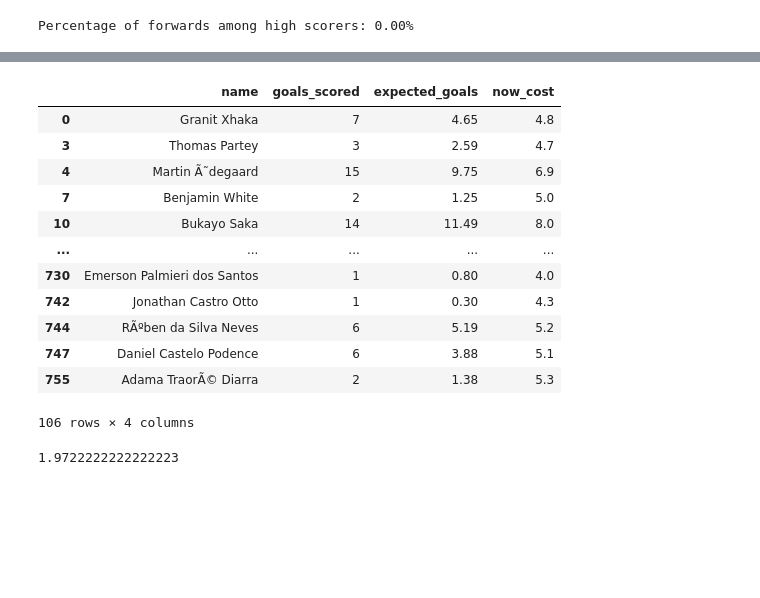
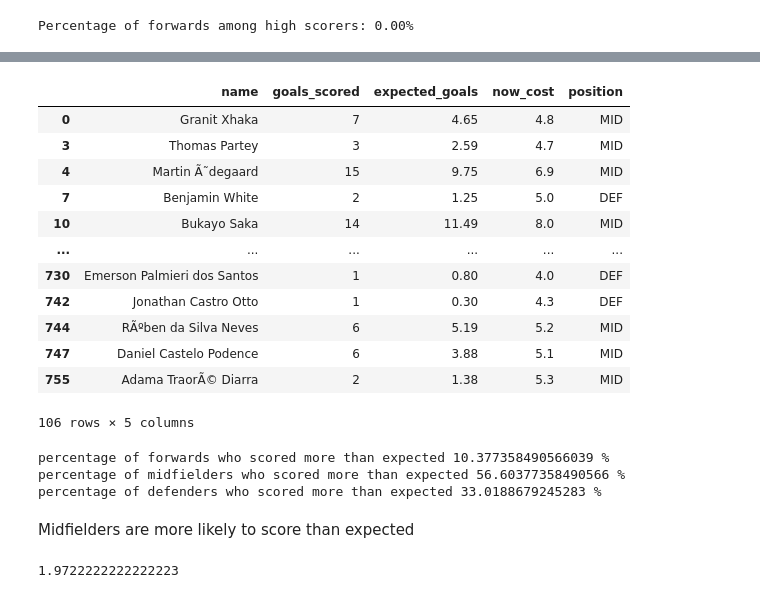
Before and after one commit to borhenDH/Fantasy-premier-league-Data-Analysis-and-Visualisation, a Jupyter notebook: analysis.ipynb, the cells around one changed output, grey strips where cells are left out. Cells and saved outputs as stored; diff of their text form; code cells hidden in the pictures; blank space fills up the shorter version.

```diff
--- a/analysis.ipynb
+++ b/analysis.ipynb
@@ -165,19 +182,32 @@ more_than_expected = filtered_players[filtered_players['goals_scored'] > filtere
 # %%
-more_than_expected[['name','goals_scored','expected_goals','now_cost']]
+more_than_expected[['name','goals_scored','expected_goals','now_cost','position']]
 # %% [output]
-|  | name | goals_scored | expected_goals | now_cost |
-| 0 | Granit Xhaka | 7 | 4.65 | 4.8 |
-| 3 | Thomas Partey | 3 | 2.59 | 4.7 |
-| 4 | Martin Ã˜degaard | 15 | 9.75 | 6.9 |
-| 7 | Benjamin White | 2 | 1.25 | 5.0 |
-| 10 | Bukayo Saka | 14 | 11.49 | 8.0 |
-| ... | ... | ... | ... | ... |
-| 730 | Emerson Palmieri dos Santos | 1 | 0.80 | 4.0 |
-| 742 | Jonathan Castro Otto | 1 | 0.30 | 4.3 |
-| 744 | RÃºben da Silva Neves | 6 | 5.19 | 5.2 |
-| 747 | Daniel Castelo Podence | 6 | 3.88 | 5.1 |
-| 755 | Adama TraorÃ© Diarra | 2 | 1.38 | 5.3 |
+|  | name | goals_scored | expected_goals | now_cost | position |
+| 0 | Granit Xhaka | 7 | 4.65 | 4.8 | MID |
+| 3 | Thomas Partey | 3 | 2.59 | 4.7 | MID |
+| 4 | Martin Ã˜degaard | 15 | 9.75 | 6.9 | MID |
+| 7 | Benjamin White | 2 | 1.25 | 5.0 | DEF |
+| 10 | Bukayo Saka | 14 | 11.49 | 8.0 | MID |
+| ... | ... | ... | ... | ... | ... |
+| 730 | Emerson Palmieri dos Santos | 1 | 0.80 | 4.0 | DEF |
+| 742 | Jonathan Castro Otto | 1 | 0.30 | 4.3 | DEF |
+| 744 | RÃºben da Silva Neves | 6 | 5.19 | 5.2 | MID |
+| 747 | Daniel Castelo Podence | 6 | 3.88 | 5.1 | MID |
+| 755 | Adama TraorÃ© Diarra | 2 | 1.38 | 5.3 | MID |
-106 rows × 4 columns
+106 rows × 5 columns
+# %%
+more_than_expected_forwards=more_than_expected[more_than_expected['position']=='FWD']
+more_than_expected_midfielders=more_than_expected[more_than_expected['position']=='MID']
+more_than_expected_defenders=more_than_expected[more_than_expected['position']=='DEF']
+print('percentage of forwards who scored more than expected',(len(more_than_expected_forwards) / len(more_than_expected)) * 100,'%')
+print('percentage of midfielders who scored more than expected',(len(more_than_expected_midfielders) / len(more_than_expected)) * 100,'%')
+print('percentage of defenders who scored more than expected', (len(more_than_expected_defenders) / len(more_than_expected)) * 100,'%')
+# %% [output]
+percentage of forwards who scored more than expected 10.377358490566039 %
+percentage of midfielders who scored more than expected 56.60377358490566 %
+percentage of defenders who scored more than expected 33.0188679245283 %
+# %% [markdown]
+Midfielders are more likely to score than expected
 # %%
 arsenal_data = data[data['team'] == 'Arsenal']
 Liverpool_data = data[data['team'] == 'Liverpool']
```
Also changed, not shown: parts of 1 cell of this notebook.
